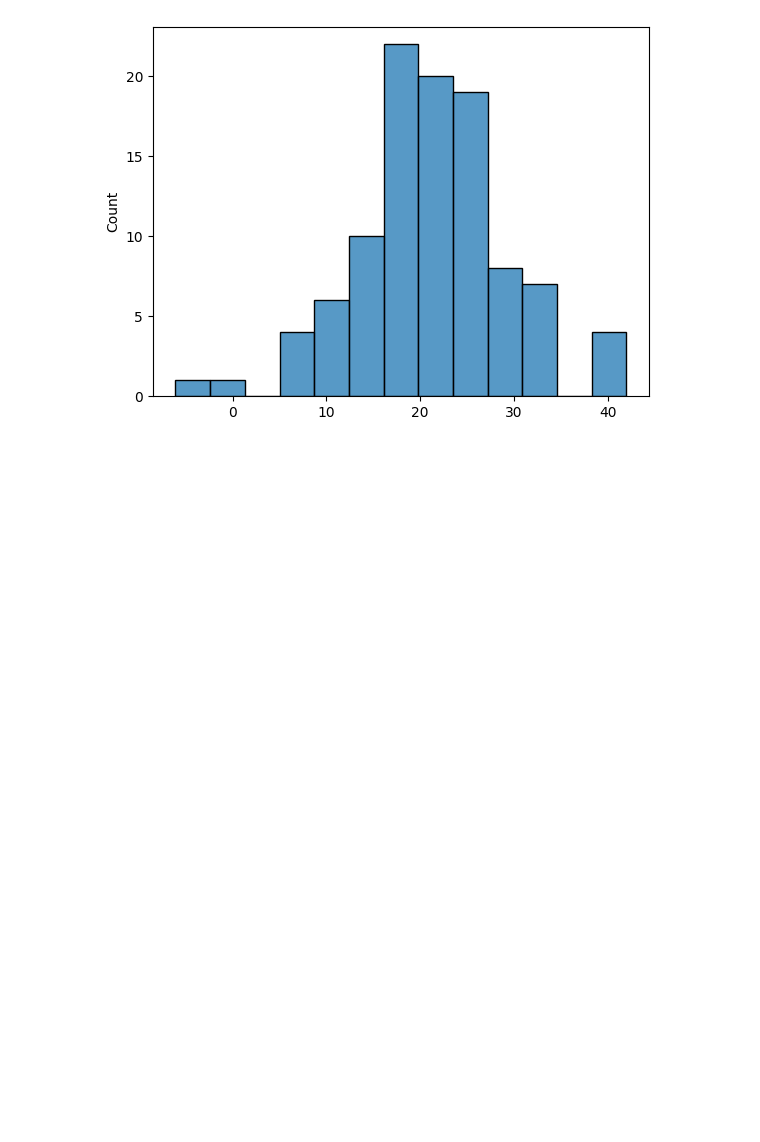
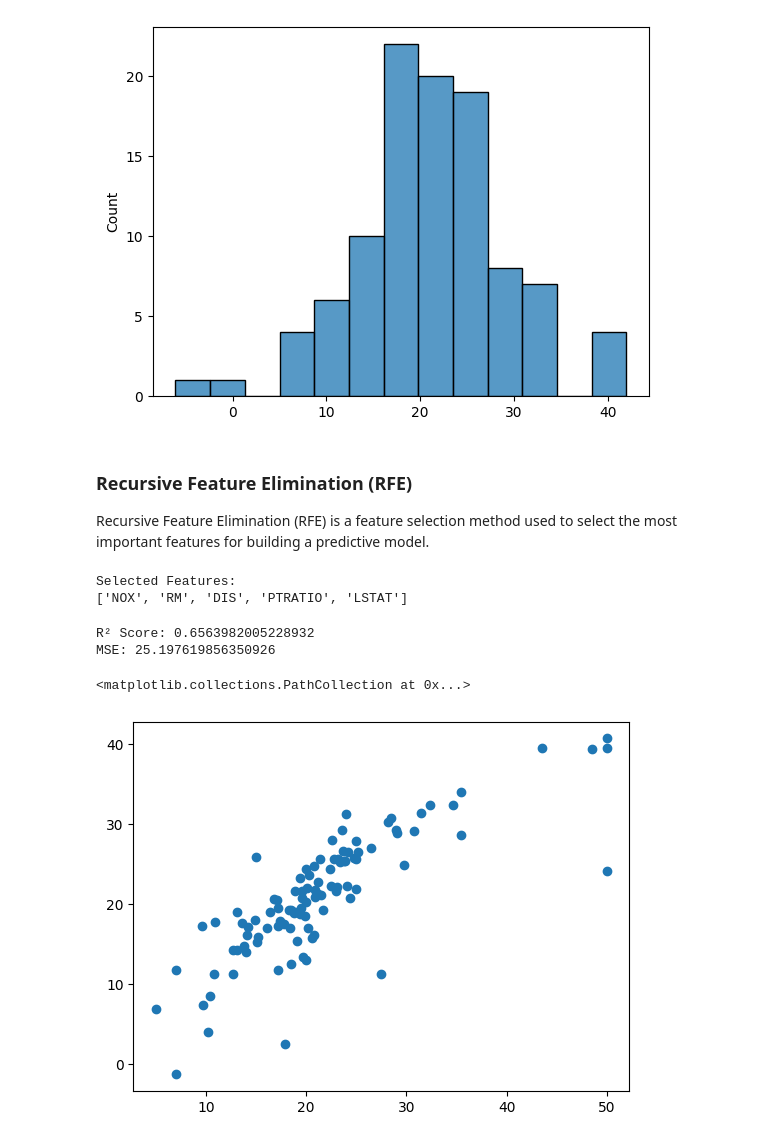
Before and after one commit to Adhishtanaka/SE-to-ML, a Jupyter notebook: ml/linear_regression/basic_lr2.ipynb, the cells around one changed output. Cells and saved outputs as stored; diff of their text form; code cells hidden in the pictures; blank space fills up the shorter version.

Commit message:
improve model using rfe

```diff
--- a/ml/linear_regression/basic_lr2.ipynb
+++ b/ml/linear_regression/basic_lr2.ipynb
@@ -123,3 +123,37 @@ sns.histplot(y_pred)
 # %% [output]
 <Axes: ylabel='Count'>
 [figure]
+# %% [markdown]
+###  Recursive Feature Elimination (RFE)
+Recursive Feature Elimination (RFE) is a feature selection method used to select the most important features for building a predictive model.
+# %%
+from sklearn.feature_selection import RFE
+rfe = RFE(estimator=model, n_features_to_select=5)
+rfe.fit(X_train, y_train)
+
+# Select features based on RFE support
+selected_features = X.columns[rfe.support_].tolist()
+
+# Print selected features
+print("Selected Features:")
+print(selected_features)
+X_train_selected = X_train[selected_features]
+# %% [output]
+Selected Features:
+['NOX', 'RM', 'DIS', 'PTRATIO', 'LSTAT']
+# %%
+
+model.fit(X_train_selected, y_train)
+
+# Predict and evaluate
+y_pred = model.predict(X_test[selected_features])
+print("R² Score:", r2_score(y_test, y_pred))
+print("MSE:", mean_squared_error(y_test, y_pred))
+# %% [output]
+R² Score: 0.6563982005228932
+MSE: 25.197619856350926
+# %%
+plt.scatter(y_test,y_pred)
+# %% [output]
+<matplotlib.collections.PathCollection at 0x...>
+[figure, added]
```
Also changed, not shown: parts of 1 cell of this notebook.
